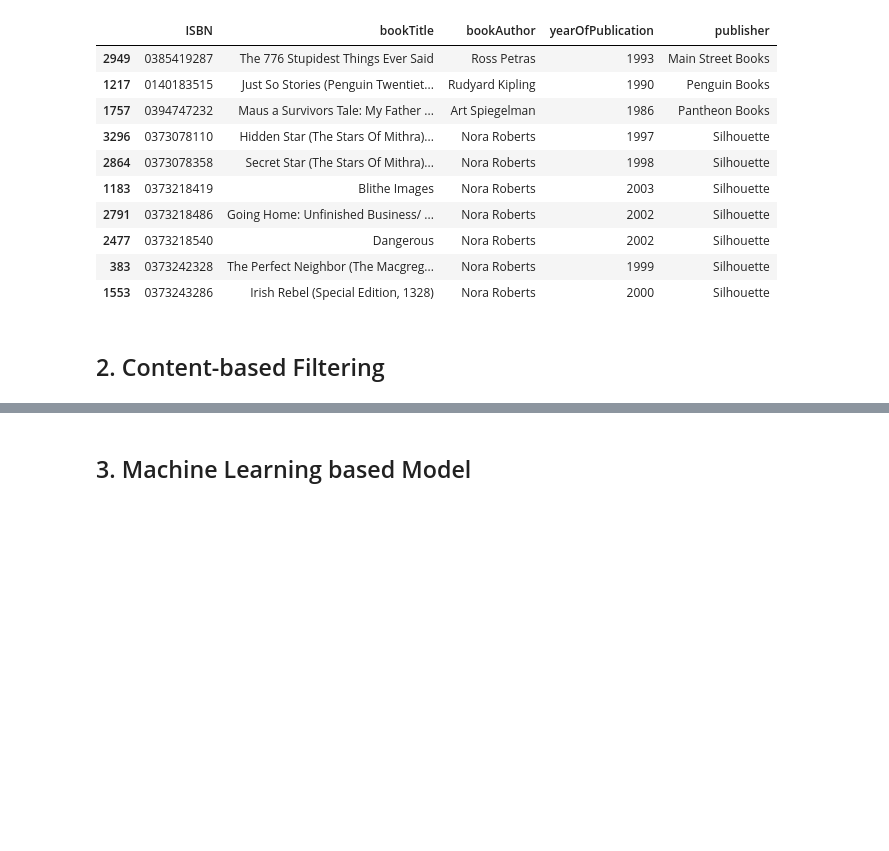
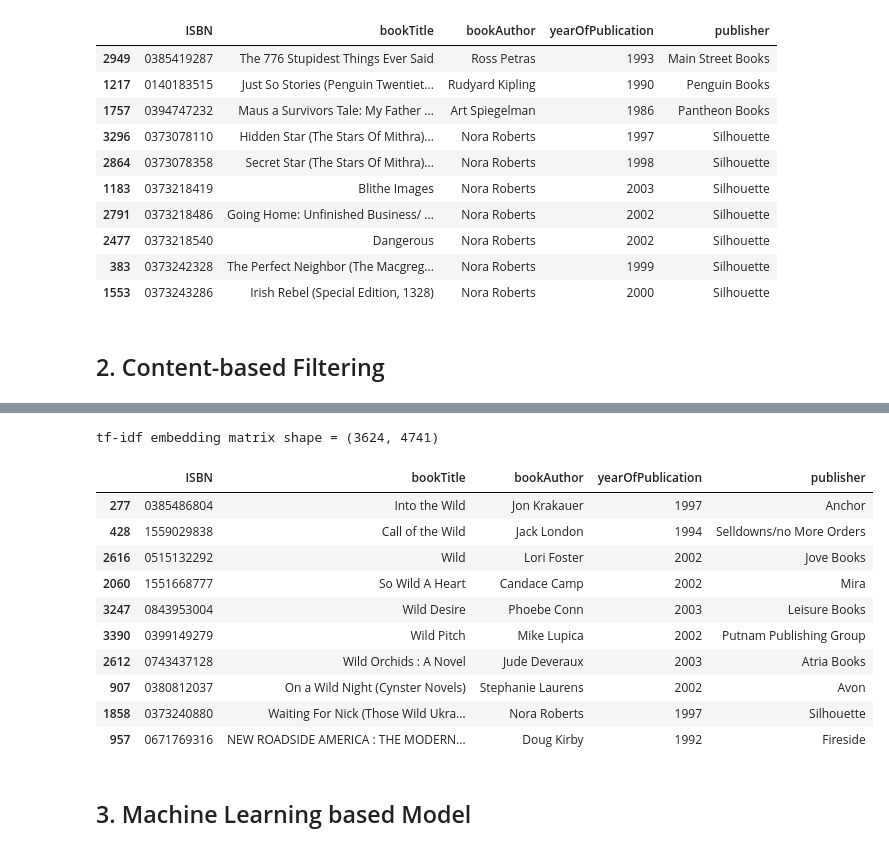
Before and after one commit to mohsenMahmoodzadeh/book-crossing-recommender-system, a Jupyter notebook: Recommendation.ipynb, the cells around one changed output, grey strips where cells are left out. Cells and saved outputs as stored; diff of their text form; code cells hidden in the pictures; blank space fills up the shorter version.

Commit message:
Content-based filtering completed

```diff
--- a/Recommendation.ipynb
+++ b/Recommendation.ipynb
@@ -621,3 +553,22 @@ content_based_recommender.get_recommendations("Timeline")
+# %%
+content_based = ContentBasedFiltering(sampled_books, sampled_ratings)
+# %% [output]
+tf-idf embedding matrix shape = (3624, 4741)
+# %%
+query = 'Wild Animus'
+content_based.recommend(query)
+# %% [output]
+|  | ISBN | bookTitle | bookAuthor | yearOfPublication | publisher |
+| 277 | 0385486804 | Into the Wild | Jon Krakauer | 1997 | Anchor |
+| 428 | 1559029838 | Call of the Wild | Jack London | 1994 | Selldowns/no More Orders |
+| 2616 | 0515132292 | Wild | Lori Foster | 2002 | Jove Books |
+| 2060 | 1551668777 | So Wild A Heart | Candace Camp | 2002 | Mira |
+| 3247 | 0843953004 | Wild Desire | Phoebe Conn | 2003 | Leisure Books |
+| 3390 | 0399149279 | Wild Pitch | Mike Lupica | 2002 | Putnam Publishing Group |
+| 2612 | 0743437128 | Wild Orchids : A Novel | Jude Deveraux | 2003 | Atria Books |
+| 907 | 0380812037 | On a Wild Night (Cynster Novels) | Stephanie Laurens | 2002 | Avon |
+| 1858 | 0373240880 | Waiting For Nick (Those Wild Ukra... | Nora Roberts | 1997 | Silhouette |
+| 957 | 0671769316 | NEW ROADSIDE AMERICA : THE MODERN... | Doug Kirby | 1992 | Fireside |
 # %% [markdown]
 ## 3. Machine Learning based Model
 # %% [markdown]
```
Also changed, not shown: parts of 14 cells of this notebook, 2 other files.
